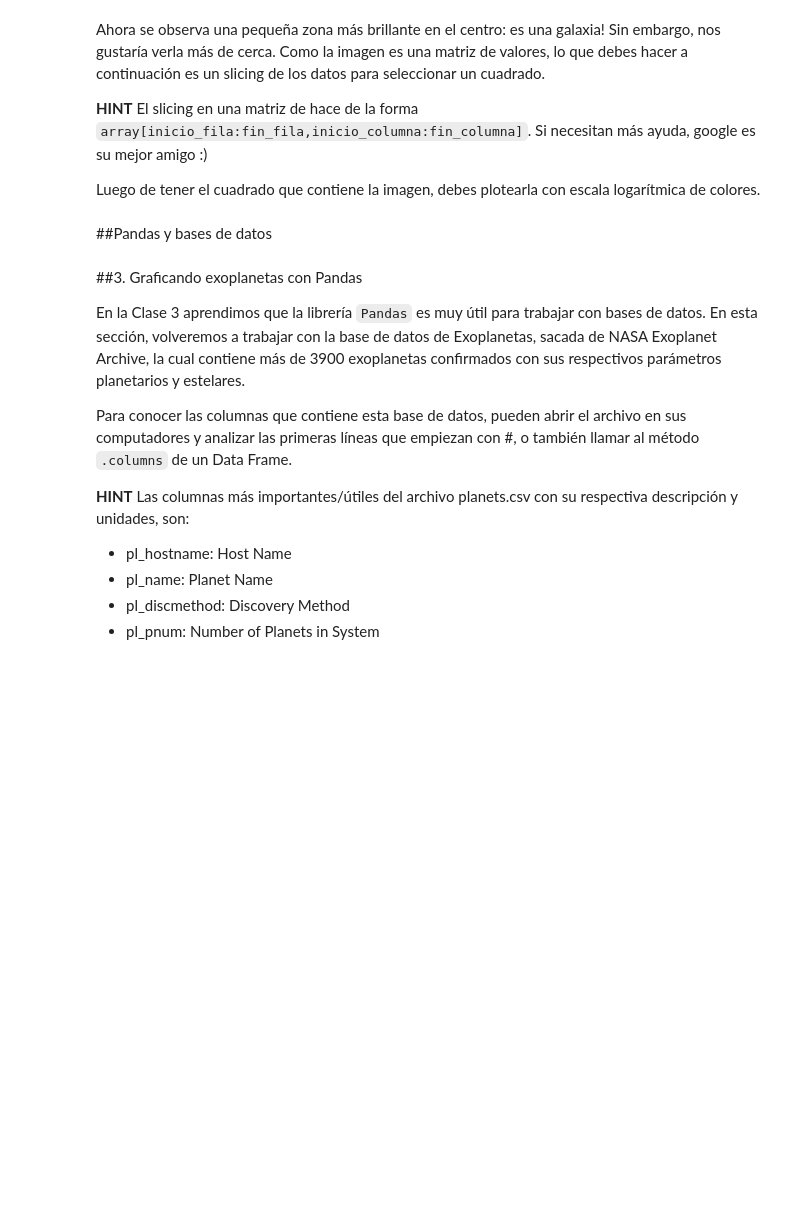
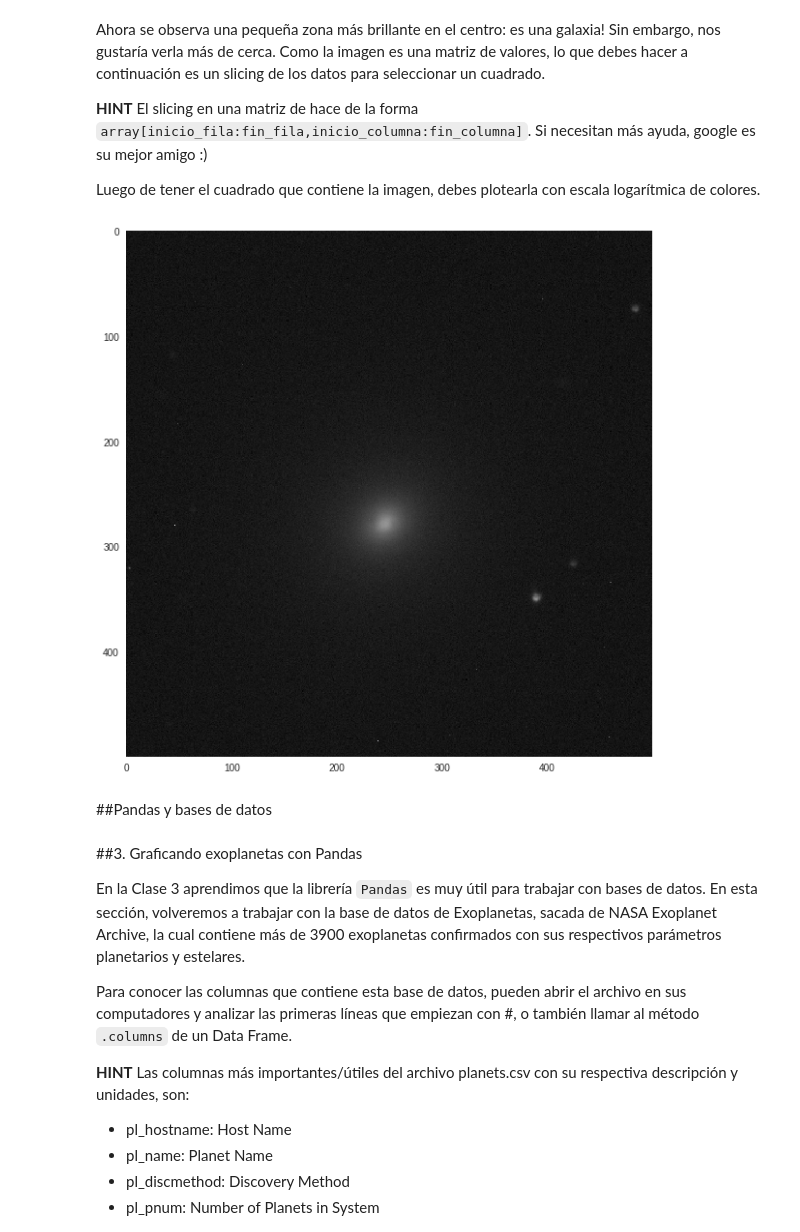
Before and after one commit to chenriquezb/minitarea3, a Jupyter notebook: minitarea3.ipynb, the cells around one changed output. Drawn from its saved outputs; the diff is of its cells as text; code cells hidden in the pictures; blank space fills up the shorter version.

```diff
--- a/minitarea3.ipynb
+++ b/minitarea3.ipynb
@@ -134,6 +141,12 @@ Ahora se observa una pequeña zona más brillante en el centro: es una galaxia!
 Luego de tener el cuadrado que contiene la imagen, debes plotearla con escala logarítmica de colores.
 # %%
 # Slicing del cuadrado con la galaxia y plot acá
+zoom=imagen[750:1250,750:1250]
+plt.figure(figsize=(10,10))
+plt.imshow(zoom,cmap='gray',norm=LogNorm())
+plt.grid(b=None)
+# %% [output]
+[figure, added]
 # %% [markdown]
 ##Pandas y bases de datos
 # %% [markdown]
```
Also changed, not shown: parts of 5 cells of this notebook.
